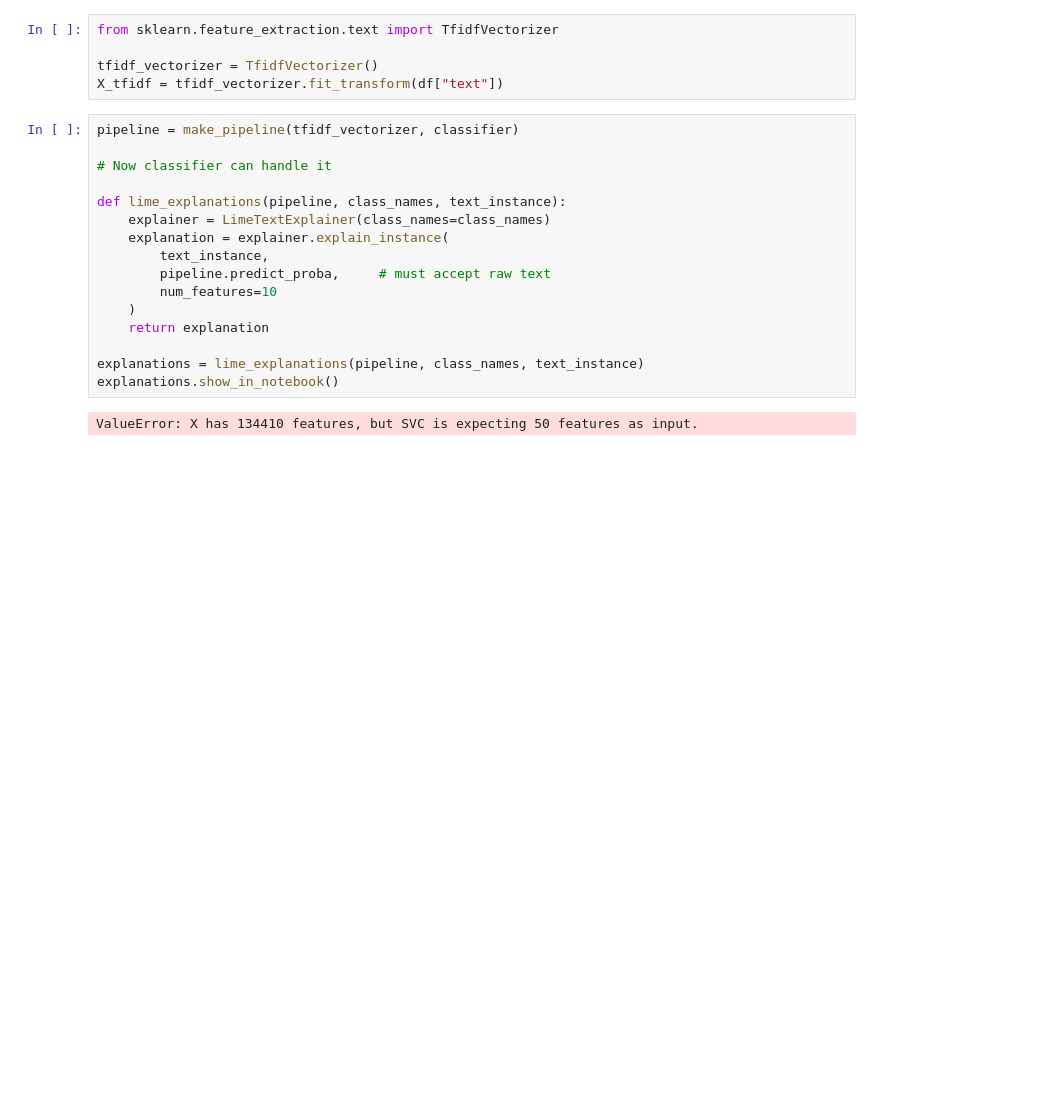
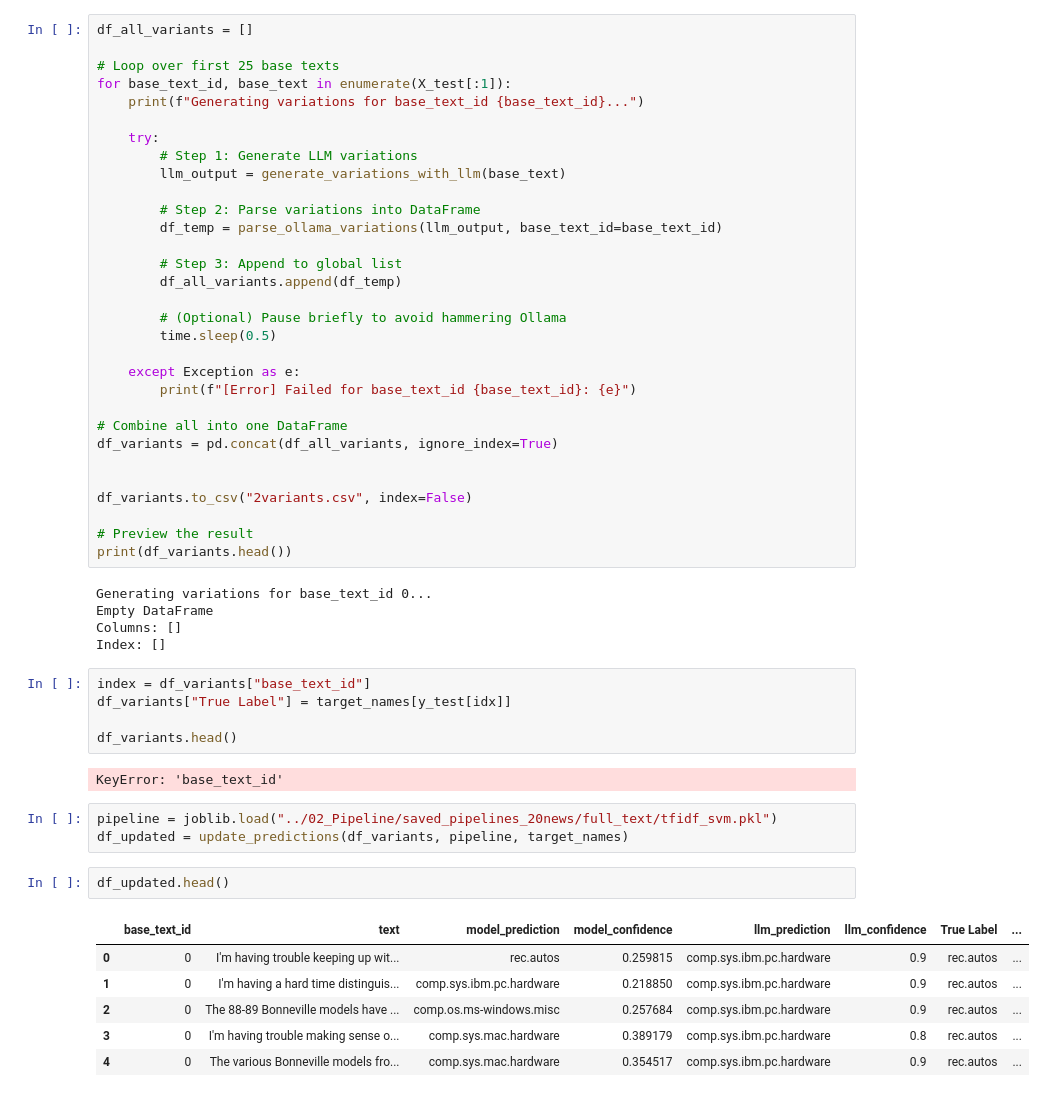
Before and after one commit to fidelioluc/ML-XAI, a Jupyter notebook: 04_XAI/lime_exp.ipynb, the cells around one changed output. Cells and saved outputs as stored; diff of their text form; blank space fills up the shorter version.

```diff
--- a/04_XAI/lime_exp.ipynb
+++ b/04_XAI/lime_exp.ipynb
@@ -22,23 +38,55 @@ classifier = joblib.load("../02_classification/text_classifier.pkl")
-# %%
-from sklearn.feature_extraction.text import TfidfVectorizer
-
-tfidf_vectorizer = TfidfVectorizer()
-X_tfidf = tfidf_vectorizer.fit_transform(df["text"])
-# %%
-pipeline = make_pipeline(tfidf_vectorizer, classifier)
-
-# Now classifier can handle it
-
-def lime_explanations(pipeline, class_names, text_instance):
-    explainer = LimeTextExplainer(class_names=class_names)
-    explanation = explainer.explain_instance(
-        text_instance,
-        pipeline.predict_proba,     # must accept raw text
-        num_features=10
-    )
-    return explanation
-
-explanations = lime_explanations(pipeline, class_names, text_instance)
-explanations.show_in_notebook()
-# %% [output]
-ValueError: X has 134410 features, but SVC is expecting 50 features as input.
+# %%
+df_all_variants = []
+
+# Loop over first 25 base texts
+for base_text_id, base_text in enumerate(X_test[:1]):
+    print(f"Generating variations for base_text_id {base_text_id}...")
+
+    try:
+        # Step 1: Generate LLM variations
+        llm_output = generate_variations_with_llm(base_text)
+
+        # Step 2: Parse variations into DataFrame
+        df_temp = parse_ollama_variations(llm_output, base_text_id=base_text_id)
+
+        # Step 3: Append to global list
+        df_all_variants.append(df_temp)
+
+        # (Optional) Pause briefly to avoid hammering Ollama
+        time.sleep(0.5)
+
+    except Exception as e:
+        print(f"[Error] Failed for base_text_id {base_text_id}: {e}")
+
+# Combine all into one DataFrame
+df_variants = pd.concat(df_all_variants, ignore_index=True)
+
+
+df_variants.to_csv("2variants.csv", index=False)
+
+# Preview the result
+print(df_variants.head())
+# %% [output]
+Generating variations for base_text_id 0...
+Empty DataFrame
+Columns: []
+Index: []
+# %%
+index = df_variants["base_text_id"]
+df_variants["True Label"] = target_names[y_test[idx]]
+
+df_variants.head()
+# %% [output]
+KeyError: 'base_text_id'
+# %%
+pipeline = joblib.load("../02_Pipeline/saved_pipelines_20news/full_text/tfidf_svm.pkl")
+df_updated = update_predictions(df_variants, pipeline, target_names)
+# %%
+df_updated.head()
+# %% [output]
+|  | base_text_id | text | model_prediction | model_confidence | llm_prediction | llm_confidence | True Label | ... |
+| 0 | 0 | I'm having trouble keeping up wit... | rec.autos | 0.259815 | comp.sys.ibm.pc.hardware | 0.9 | rec.autos | ... |
+| 1 | 0 | I'm having a hard time distinguis... | comp.sys.ibm.pc.hardware | 0.218850 | comp.sys.ibm.pc.hardware | 0.9 | rec.autos | ... |
+| 2 | 0 | The 88-89 Bonneville models have ... | comp.os.ms-windows.misc | 0.257684 | comp.sys.ibm.pc.hardware | 0.9 | rec.autos | ... |
+| 3 | 0 | I'm having trouble making sense o... | comp.sys.mac.hardware | 0.389179 | comp.sys.ibm.pc.hardware | 0.8 | rec.autos | ... |
+| 4 | 0 | The various Bonneville models fro... | comp.sys.mac.hardware | 0.354517 | comp.sys.ibm.pc.hardware | 0.9 | rec.autos | ... |
```
Also changed, not shown: parts of 8 cells of this notebook, 27 other files.
